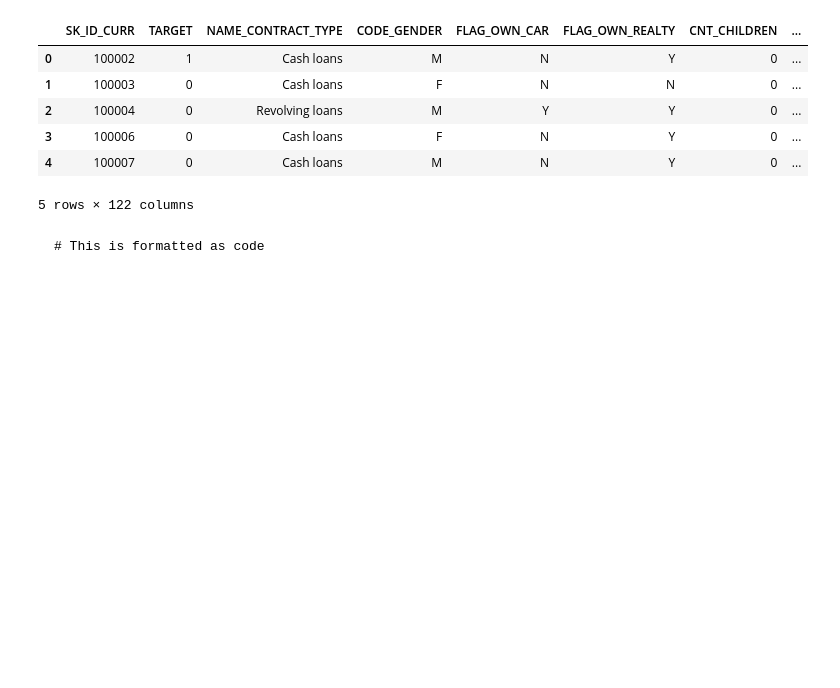
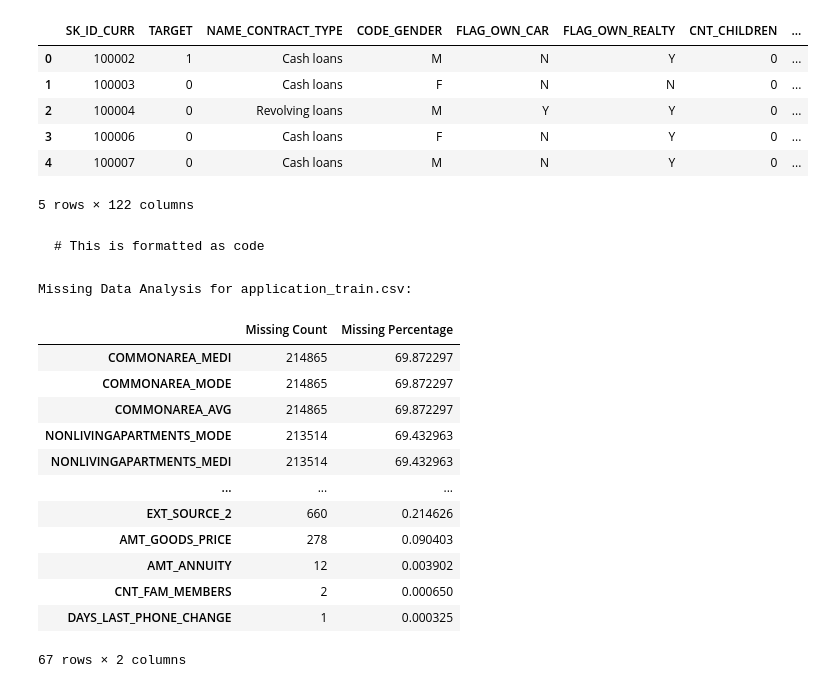
Before and after one commit to spdb9876/loan-default-prediction, a Jupyter notebook: 01_data_wrangling.ipynb, the cells around one changed output. Cells and saved outputs as stored; diff of their text form; code cells hidden in the pictures; blank space fills up the shorter version.

````diff
--- a/01_data_wrangling.ipynb
+++ b/01_data_wrangling.ipynb
@@ -112,3 +80,33 @@ Displaying the first 5 rows of application_train.csv:
 ```
 # This is formatted as code
 ```
+# %%
+missing_data = df.isnull().sum()
+missing_percentage = (missing_data / len(df)) * 100
+
+# Create a DataFrame for missing values
+missing_info = pd.DataFrame({
+    'Missing Count': missing_data,
+    'Missing Percentage': missing_percentage
+})
+
+# Filter out columns with no missing values and sort by percentage
+missing_info = missing_info[missing_info['Missing Count'] > 0].sort_values(by='Missing Percentage', ascending=False)
+
+print("\nMissing Data Analysis for application_train.csv:")
+display(missing_info)
+# %% [output]
+Missing Data Analysis for application_train.csv:
+|  | Missing Count | Missing Percentage |
+| COMMONAREA_MEDI | 214865 | 69.872297 |
+| COMMONAREA_MODE | 214865 | 69.872297 |
+| COMMONAREA_AVG | 214865 | 69.872297 |
+| NONLIVINGAPARTMENTS_MODE | 213514 | 69.432963 |
+| NONLIVINGAPARTMENTS_MEDI | 213514 | 69.432963 |
+| ... | ... | ... |
+| EXT_SOURCE_2 | 660 | 0.214626 |
+| AMT_GOODS_PRICE | 278 | 0.090403 |
+| AMT_ANNUITY | 12 | 0.003902 |
+| CNT_FAM_MEMBERS | 2 | 0.000650 |
+| DAYS_LAST_PHONE_CHANGE | 1 | 0.000325 |
+67 rows × 2 columns
````
Also changed, not shown: parts of 9 cells of this notebook.
